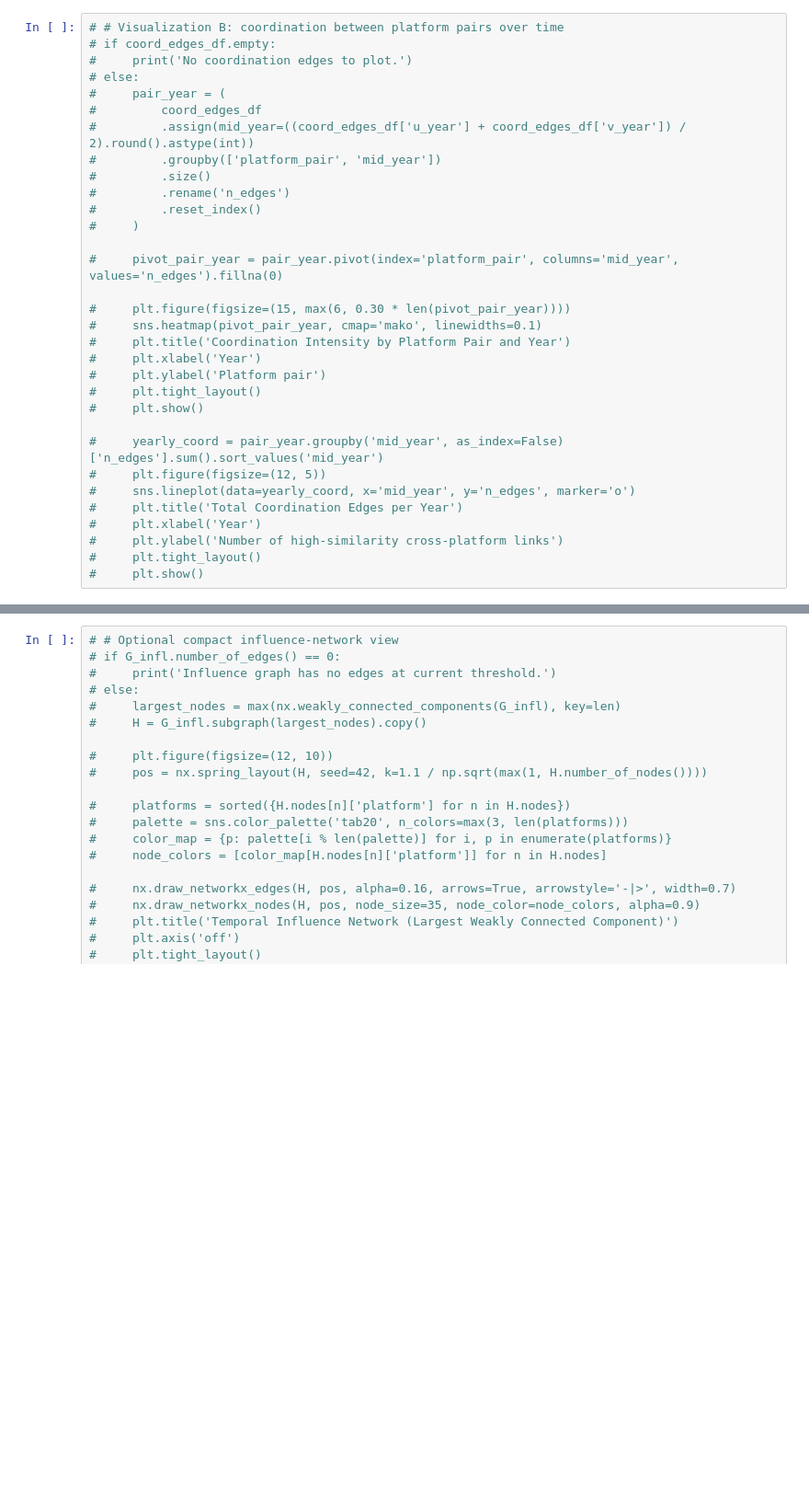
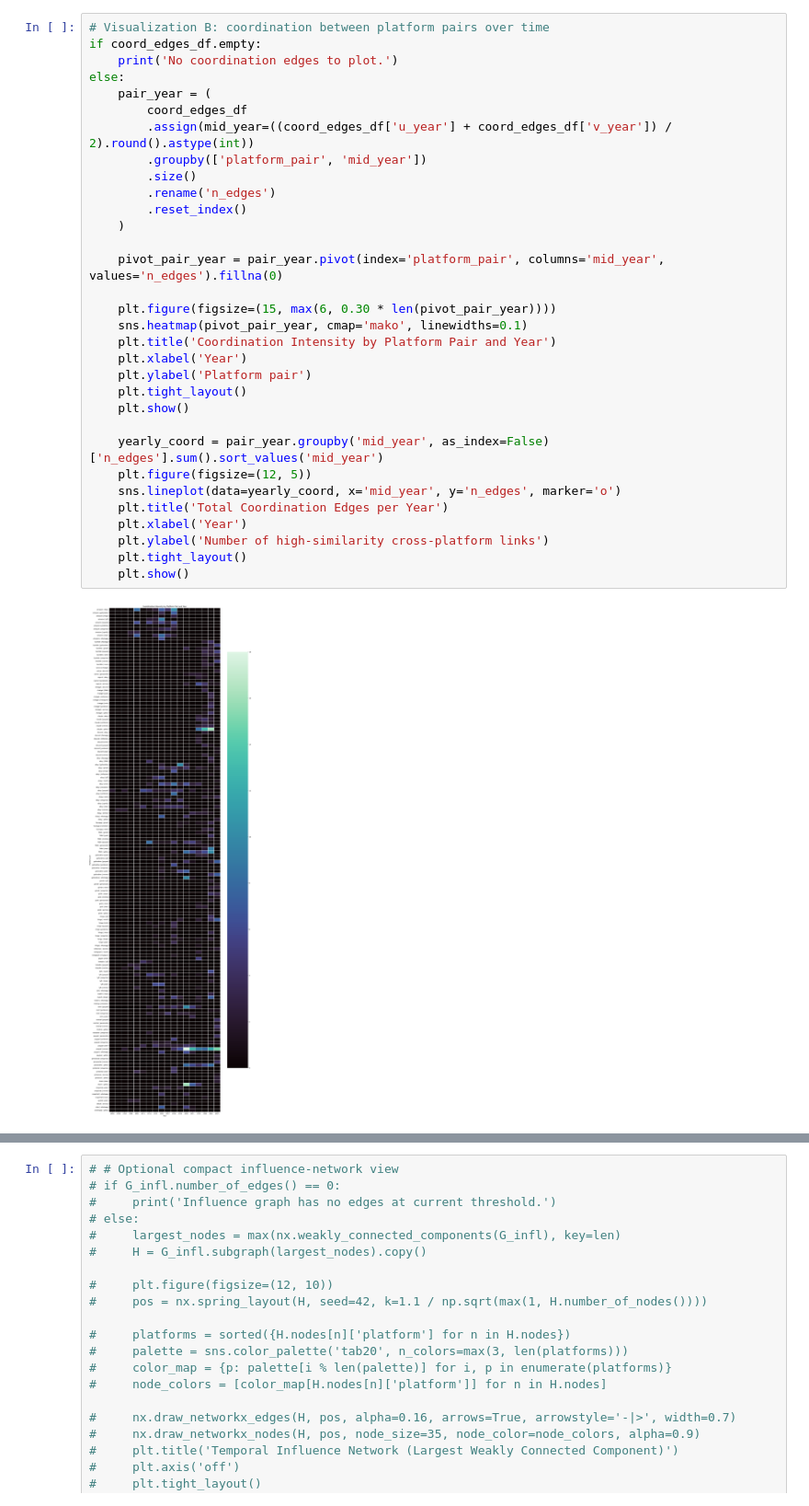
Before and after one commit to kasparvonbeelen/contracts, a Jupyter notebook: 3-1-influence_analysis.ipynb, the cells around one changed output, grey strips where cells are left out. Shown at 92% size. Drawn from its saved outputs; the diff is of its cells as text; blank space fills up the shorter version.

```diff
--- a/3-1-influence_analysis.ipynb
+++ b/3-1-influence_analysis.ipynb
@@ -388,32 +678,34 @@ Share of coordinated edges in same year: 0.687
 # %%
-# # Visualization B: coordination between platform pairs over time
-# if coord_edges_df.empty:
-#     print('No coordination edges to plot.')
-# else:
-#     pair_year = (
-#         coord_edges_df
-#         .assign(mid_year=((coord_edges_df['u_year'] + coord_edges_df['v_year']) / 2).round().astype(int))
-#         .groupby(['platform_pair', 'mid_year'])
-#         .size()
-#         .rename('n_edges')
-#         .reset_index()
-#     )
+# Visualization B: coordination between platform pairs over time
+if coord_edges_df.empty:
+    print('No coordination edges to plot.')
+else:
+    pair_year = (
+        coord_edges_df
+        .assign(mid_year=((coord_edges_df['u_year'] + coord_edges_df['v_year']) / 2).round().astype(int))
+        .groupby(['platform_pair', 'mid_year'])
+        .size()
+        .rename('n_edges')
+        .reset_index()
+    )
 
-#     pivot_pair_year = pair_year.pivot(index='platform_pair', columns='mid_year', values='n_edges').fillna(0)
+    pivot_pair_year = pair_year.pivot(index='platform_pair', columns='mid_year', values='n_edges').fillna(0)
 
-#     plt.figure(figsize=(15, max(6, 0.30 * len(pivot_pair_year))))
-#     sns.heatmap(pivot_pair_year, cmap='mako', linewidths=0.1)
-#     plt.title('Coordination Intensity by Platform Pair and Year')
-#     plt.xlabel('Year')
-#     plt.ylabel('Platform pair')
-#     plt.tight_layout()
-#     plt.show()
+    plt.figure(figsize=(15, max(6, 0.30 * len(pivot_pair_year))))
+    sns.heatmap(pivot_pair_year, cmap='mako', linewidths=0.1)
+    plt.title('Coordination Intensity by Platform Pair and Year')
+    plt.xlabel('Year')
+    plt.ylabel('Platform pair')
+    plt.tight_layout()
+    plt.show()
 
-#     yearly_coord = pair_year.groupby('mid_year', as_index=False)['n_edges'].sum().sort_values('mid_year')
-#     plt.figure(figsize=(12, 5))
-#     sns.lineplot(data=yearly_coord, x='mid_year', y='n_edges', marker='o')
-#     plt.title('Total Coordination Edges per Year')
-#     plt.xlabel('Year')
-#     plt.ylabel('Number of high-similarity cross-platform links')
-#     plt.tight_layout()
-#     plt.show()
+    yearly_coord = pair_year.groupby('mid_year', as_index=False)['n_edges'].sum().sort_values('mid_year')
+    plt.figure(figsize=(12, 5))
+    sns.lineplot(data=yearly_coord, x='mid_year', y='n_edges', marker='o')
+    plt.title('Total Coordination Edges per Year')
+    plt.xlabel('Year')
+    plt.ylabel('Number of high-similarity cross-platform links')
+    plt.tight_layout()
+    plt.show()
+# %% [output]
+[figure, added]
```
Also changed, not shown: parts of 36 cells of this notebook, 3 other files.
